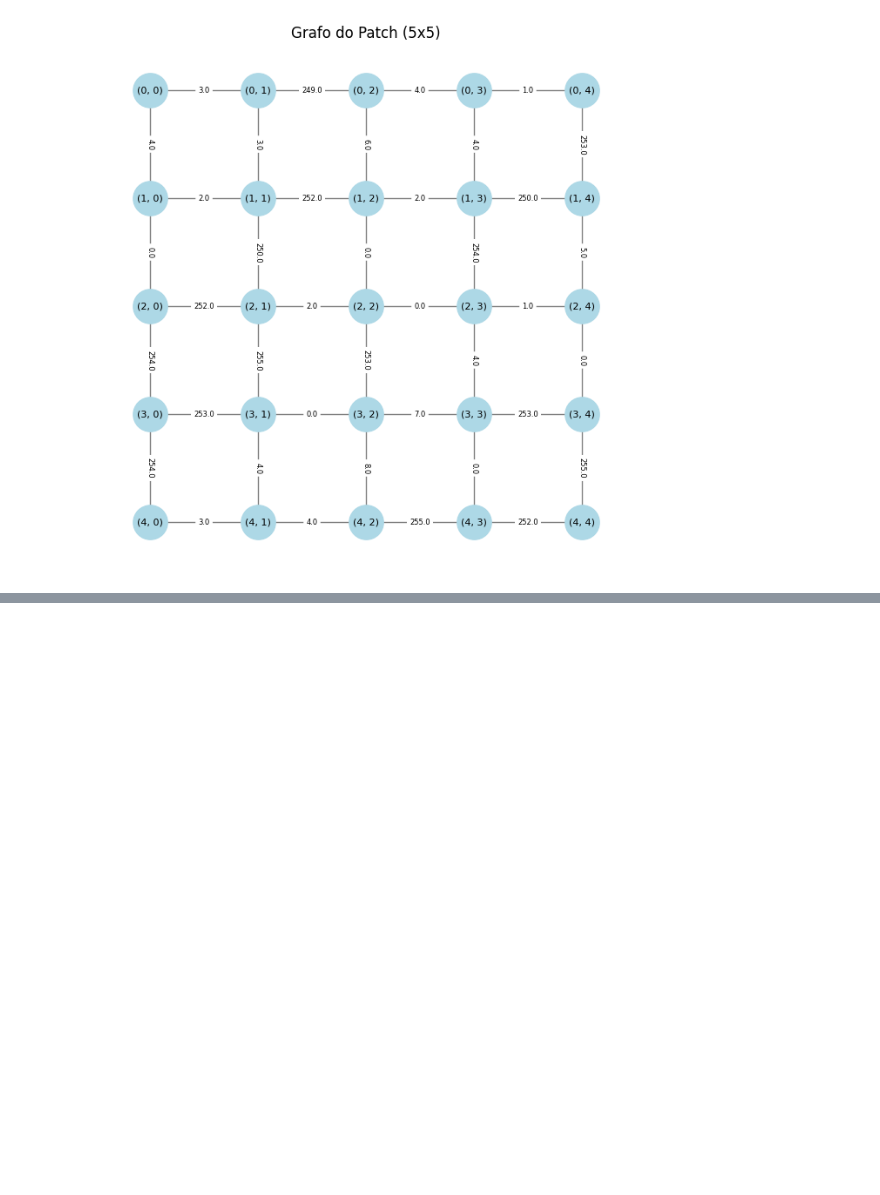
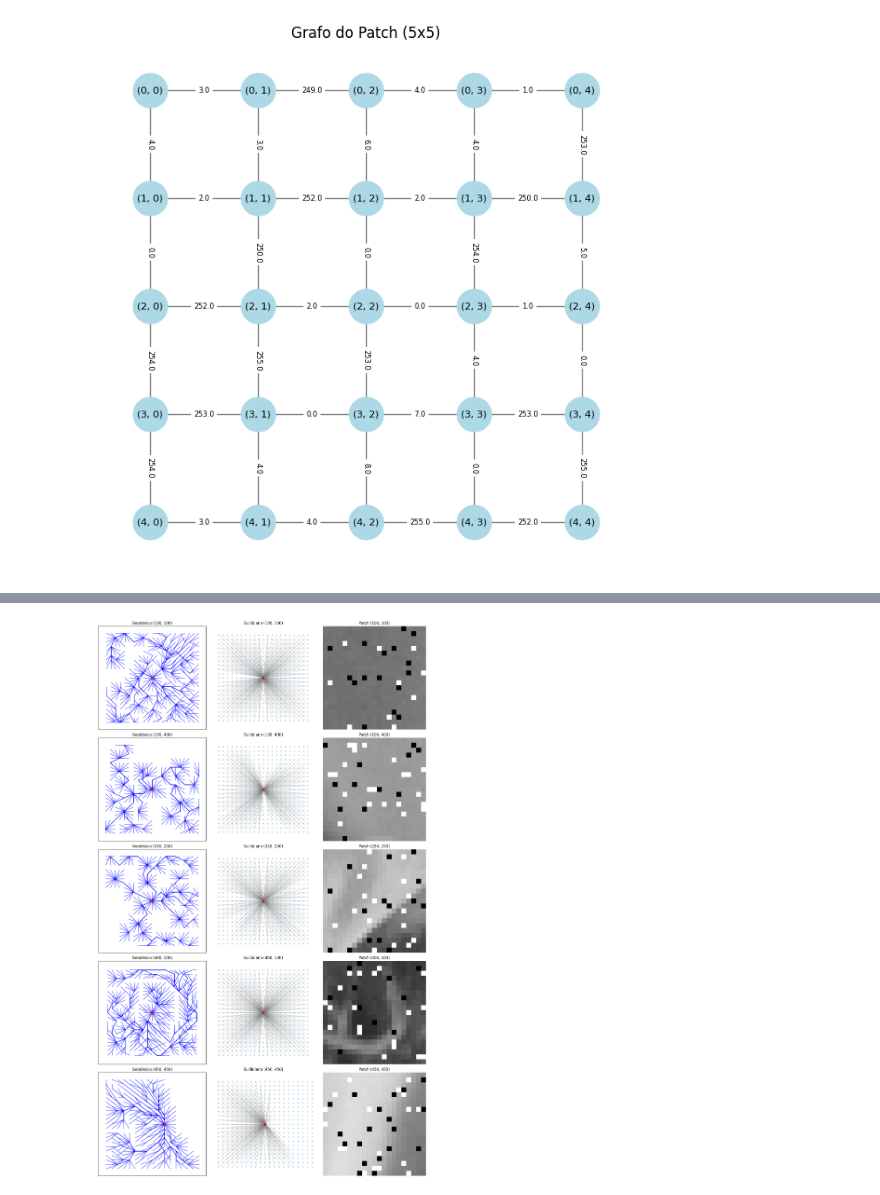
Before and after one commit to AdrianoCarvalh0/ProjectDoutorado, a Jupyter notebook: nlm.ipynb, the cells around one changed output, grey strips where cells are left out. Cells and saved outputs as stored; diff of their text form; code cells hidden in the pictures; blank space fills up the shorter version.

```diff
--- a/nlm.ipynb
+++ b/nlm.ipynb
@@ -274,0 +1210,81 @@ plot_graph(G, patch_size)
+# %%
+import numpy as np
+import networkx as nx
+import cv2
+import matplotlib.pyplot as plt
+from skimage.util import random_noise
+
+def load_image(path, add_noise=True):
+    img = cv2.imread(path, cv2.IMREAD_GRAYSCALE)
+    if add_noise:
+        img = random_noise(img, mode='s&p', amount=0.05)  # Adiciona ruído sal e pimenta
+        img = (img * 255).astype(np.uint8)
+    return img
+
+def build_graph(image, center, patch_size=21, similarity_patch=5, euclidean=False):
+    half = patch_size // 2
+    half_similarity = similarity_patch // 2
+    x0, y0 = center
+    H, W = image.shape
+    G = nx.Graph()
+
+    for i in range(max(0, x0 - half), min(H, x0 + half + 1)):
+        for j in range(max(0, y0 - half), min(W, y0 + half + 1)):
+            G.add_node((i, j), intensity=image[i, j])
+
+            # Conectar apenas pixels similares ao central dentro do patch de similaridade
+            if abs(image[i, j] - image[x0, y0]) < 30:  # Critério de similaridade arbitrário
+                for di in range(-half_similarity, half_similarity + 1):
+                    for dj in range(-half_similarity, half_similarity + 1):
+                        ni, nj = i + di, j + dj
+                        if (max(0, x0 - half) <= ni < min(H, x0 + half + 1)) and (max(0, y0 - half) <= nj < min(W, y0 + half + 1)):
+                            weight = np.abs(int(image[i, j]) - int(image[ni, nj])) + 1e-5
+                            if euclidean:
+                                G.add_edge((x0, y0), (ni, nj), weight=weight)  # Ligação direta ao pixel central
+                            else:
+                                G.add_edge((i, j), (ni, nj), weight=weight)  # Caminho geodésico
+    return G
+
+def visualize_graphs(centers, patch_size, similarity_patch):
+    fig, axes = plt.subplots(len(centers), 3, figsize=(15, 5 * len(centers)))
+
+    for idx, center in enumerate(centers):
+        G_geo = build_graph(image, center, patch_size, similarity_patch, euclidean=False)
+        G_euc = build_graph(image, center, patch_size, similarity_patch, euclidean=True)
+
+        pos_geo = {node: (node[1], node[0]) for node in G_geo.nodes()}
+        pos_euc = {node: (node[1], node[0]) for node in G_euc.nodes()}
+
+        # Calcular caminhos geodésicos do centro apenas para pixels similares
+        shortest_paths = nx.single_source_dijkstra_path(G_geo, center)
+
+        ax_geo, ax_euc, ax_patch = axes[idx]
+        nx.draw_networkx_nodes(G_geo, pos_geo, nodelist=[center], node_color='red', node_size=50, ax=ax_geo)
+        for target in shortest_paths.keys():
+            path_edges = list(zip(shortest_paths[target], shortest_paths[target][1:]))
+            nx.draw_networkx_edges(G_geo, pos_geo, edgelist=path_edges, edge_color='blue', width=1, ax=ax_geo)
+        ax_geo.set_title(f"Geodésico {center}")
+
+        nx.draw(G_euc, pos_euc, node_size=10, edge_color='gray', alpha=0.3, with_labels=False, ax=ax_euc)
+        nx.draw_networkx_nodes(G_euc, pos_euc, nodelist=[center], node_color='red', node_size=50, ax=ax_euc)
+        ax_euc.set_title(f"Euclidiano {center}")
+
+        # Exibir a fatia da imagem
+        half = patch_size // 2
+        patch = image[center[0] - half:center[0] + half + 1, center[1] - half:center[1] + half + 1]
+        ax_patch.imshow(patch, cmap='gray')
+        ax_patch.set_title(f"Patch {center}")
+        ax_patch.axis("off")
+
+    plt.tight_layout()
+    plt.show()
+
+# Carregar imagem
+image_path = 'ruidosa/ruidosa_salt_pepper.png'
+image = load_image(image_path)
+
+# Definir pixels centrais para visualização dos grafos
+centers = [(100, 100), (100, 400), (250, 250), (400, 100), (450, 450)]
+visualize_graphs(centers, patch_size=21, similarity_patch=5)
+# %% [output]
+[figure, added]
```
Also changed, not shown: parts of 13 cells of this notebook, 3 other files.
